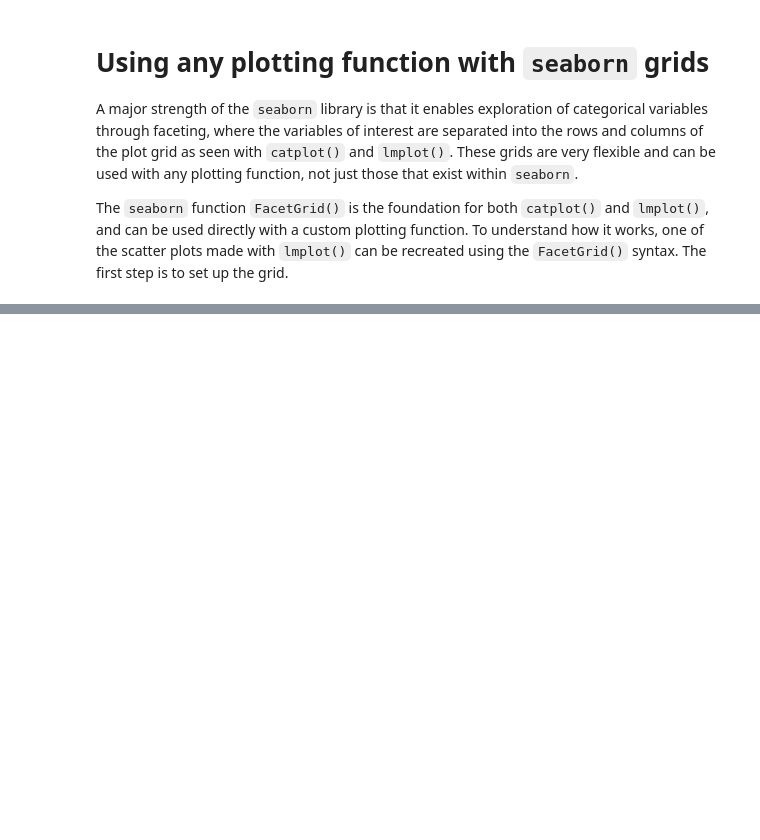
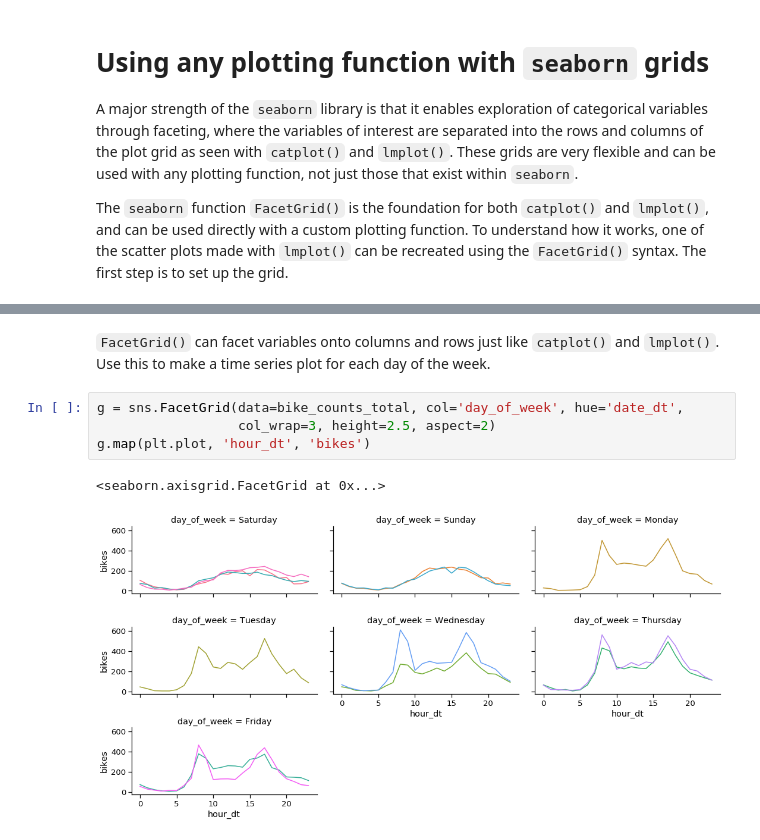
Before and after one commit to mbonsma/python-workshop, a Jupyter notebook: python-workshop.ipynb, the cells around one changed output, grey strips where cells are left out. Drawn from its saved outputs; the diff is of its cells as text; blank space fills up the shorter version.

```diff
--- a/python-workshop.ipynb
+++ b/python-workshop.ipynb
@@ -1889,0 +1911,9 @@ sns.FacetGrid(data=bike_counts_daily_totals, hue='weather', size=5)
+# %% [markdown]
+`FacetGrid()` can facet variables onto columns and rows just like `catplot()` and `lmplot()`. Use this to make a time series plot for each day of the week.
+# %%
+g = sns.FacetGrid(data=bike_counts_total, col='day_of_week', hue='date_dt',
+                  col_wrap=3, height=2.5, aspect=2)
+g.map(plt.plot, 'hour_dt', 'bikes')
+# %% [output]
+<seaborn.axisgrid.FacetGrid at 0x...>
+[figure, added]
```
Also changed, not shown: parts of 59 cells of this notebook.
